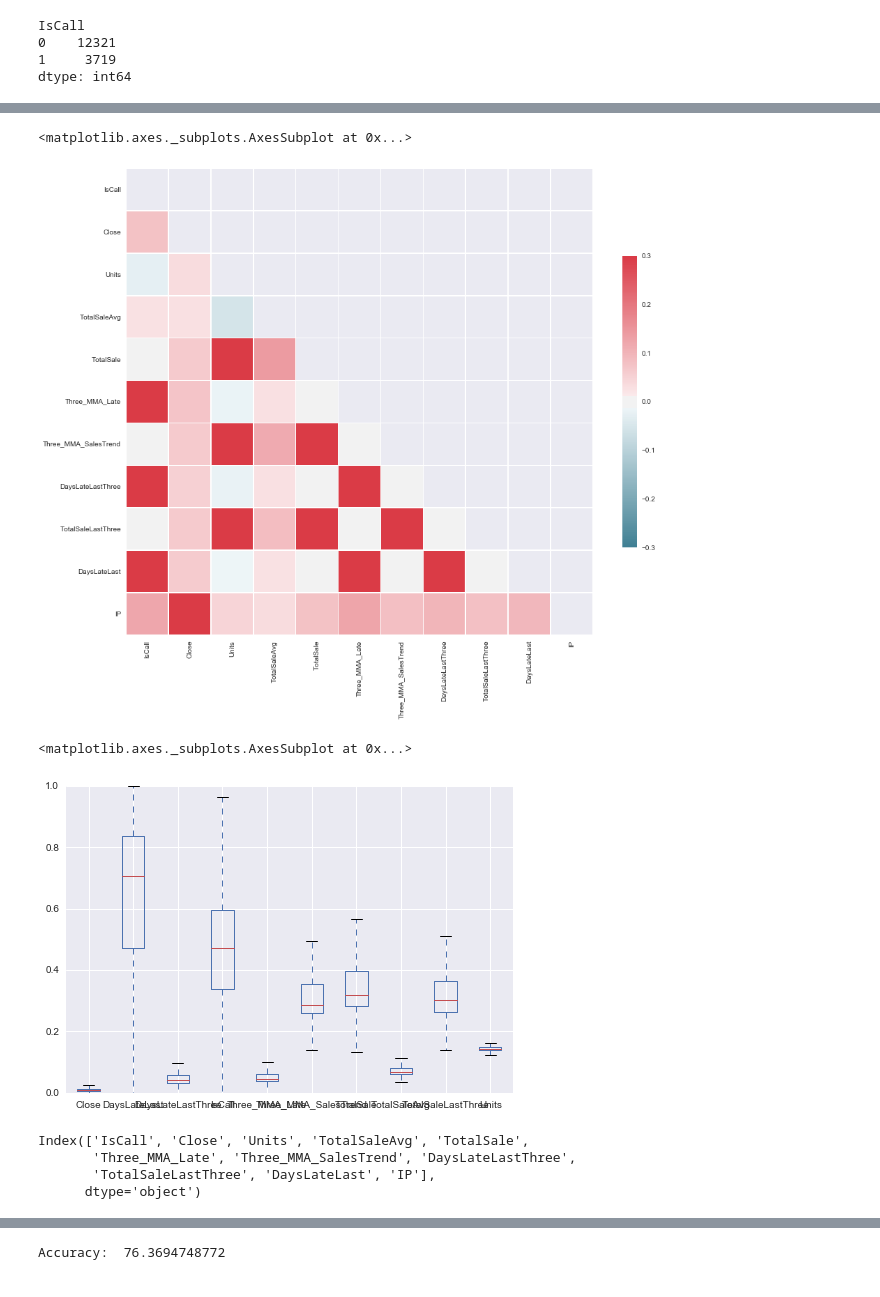
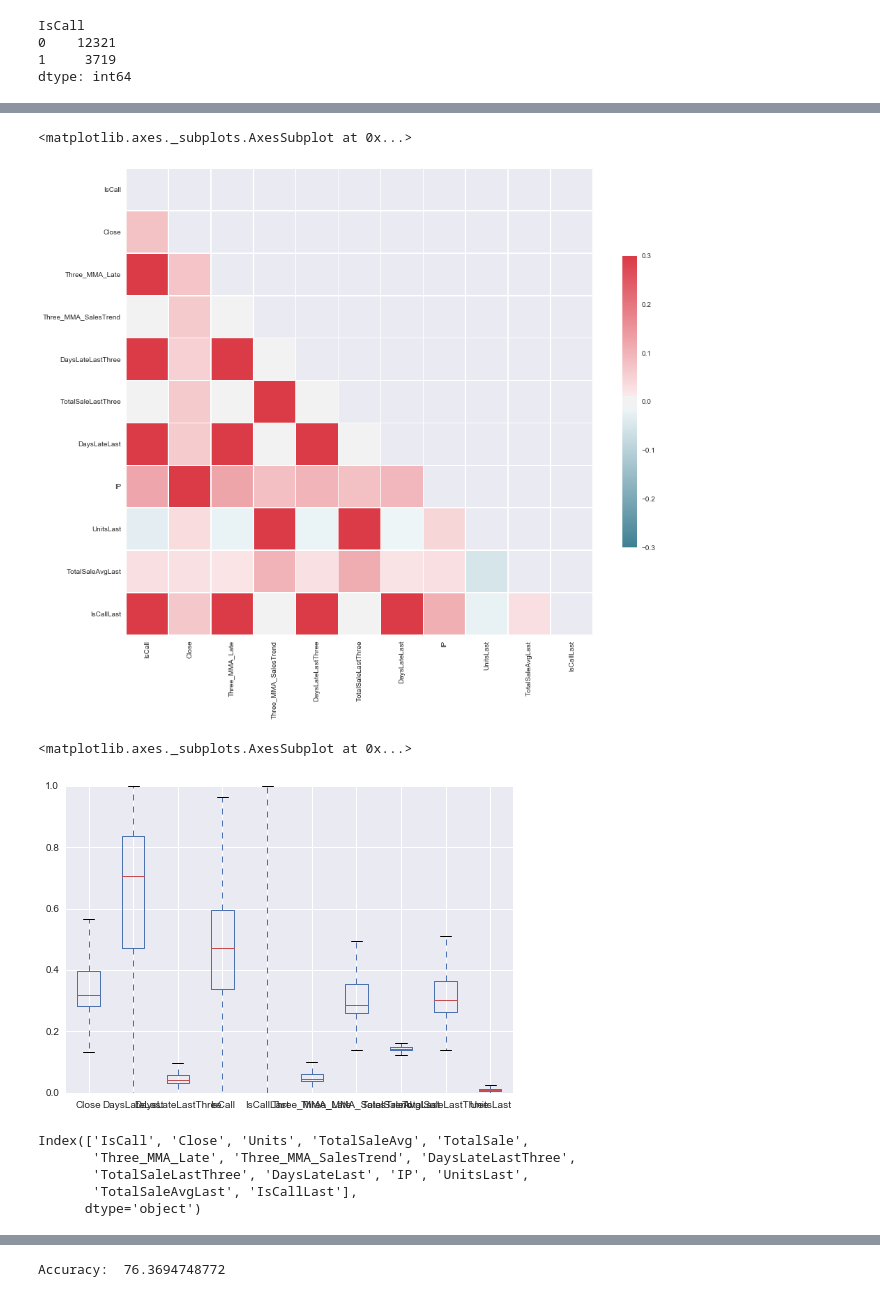
Before and after one commit to apclypsr/Capstone-Project, a Jupyter notebook: SurveyAnalysis.ipynb, the cells around one changed output, grey strips where cells are left out. Cells and saved outputs as stored; diff of their text form; code cells hidden in the pictures.

```diff
--- a/SurveyAnalysis.ipynb
+++ b/SurveyAnalysis.ipynb
@@ -306,6 +305,10 @@ PAIRPLOT2 = PAIRPLOT2.drop('IsEmailOne', axis = 1)
 PAIRPLOT2 = PAIRPLOT2.drop('IsEmailTwo', axis = 1)
 PAIRPLOT2 = PAIRPLOT2.drop('IsBackfill', axis = 1)
 PAIRPLOT2 = PAIRPLOT2.drop('DaysLate', axis = 1)
+PAIRPLOT2 = PAIRPLOT2.drop('TotalSaleAvg', axis = 1)
+PAIRPLOT2 = PAIRPLOT2.drop('Units', axis = 1)
+PAIRPLOT2 = PAIRPLOT2.drop('TotalSale', axis = 1)
+
 
 
 corr2 = PAIRPLOT2.corr(method = 'pearson')
@@ -379,28 +385,28 @@ sns.heatmap(corr2, mask=mask, cmap=cmap, vmax=.3,
             linewidths=.5, cbar_kws={"shrink": .5}, ax=ax)
 # %% [output]
 <matplotlib.axes._subplots.AxesSubplot at 0x...>
-[figure, old version]
+[figure, new version]
 # %%
 #rescales all data to be between 0 and 1 and readies it for further processing - in progress
 
 import scipy
 
 from sklearn.preprocessing import MinMaxScaler
 
 array = PAIRPLOT2.values
 # separate array into input and output components
-X = array[:,1:11]
+X = array[:,1:12]
 Y = array[:,0]
 scaler = MinMaxScaler(feature_range=(0, 1))
 rescaledX = scaler.fit_transform(X)
 
 #rescaledX3 = rescaledX.reshape((-1,11))
 
-rescaledX3 = pd.DataFrame({'IsCall':rescaledX[:,0],'Close':rescaledX[:,1], 'Units':rescaledX[:,2],'TotalSaleAvg':rescaledX[:,3],'TotalSale':rescaledX[:,4],'Three_MMA_Late':rescaledX[:,5],'Three_MMA_SalesTrend':rescaledX[:,6],'DaysLateLastThree':rescaledX[:,7],'TotalSaleLastThree':rescaledX[:,8],'DaysLateLast':rescaledX[:,9]})
+rescaledX3 = pd.DataFrame({'IsCall':rescaledX[:,0],'Close':rescaledX[:,1],'Three_MMA_Late':rescaledX[:,2],'Three_MMA_SalesTrend':rescaledX[:,3],'DaysLateLastThree':rescaledX[:,4],'TotalSaleLastThree':rescaledX[:,5],'DaysLateLast':rescaledX[:,6],'UnitsLast':rescaledX[:,7],'TotalSaleAvgLast':rescaledX[:,8],'IsCallLast':rescaledX[:,9]})
 rescaledX3.plot.box()
 # %% [output]
 <matplotlib.axes._subplots.AxesSubplot at 0x...>
-[figure, old version]
+[figure, new version]
 # %%
 #relationship between last month's days late and this month's call
 
@@ -412,7 +418,8 @@ PAIRPLOT2.columns
 # %% [output]
 Index(['IsCall', 'Close', 'Units', 'TotalSaleAvg', 'TotalSale',
        'Three_MMA_Late', 'Three_MMA_SalesTrend', 'DaysLateLastThree',
-       'TotalSaleLastThree', 'DaysLateLast', 'IP'],
+       'TotalSaleLastThree', 'DaysLateLast', 'IP', 'UnitsLast',
+       'TotalSaleAvgLast', 'IsCallLast'],
       dtype='object')
 # %%
 # Feature Importance with Extra Trees Classifier - Three_MMA_Late, Three_MMA_SalesTrend, DaysLateLast are selected (threshold 0.1)
```
Also changed, not shown: parts of 13 cells of this notebook.
